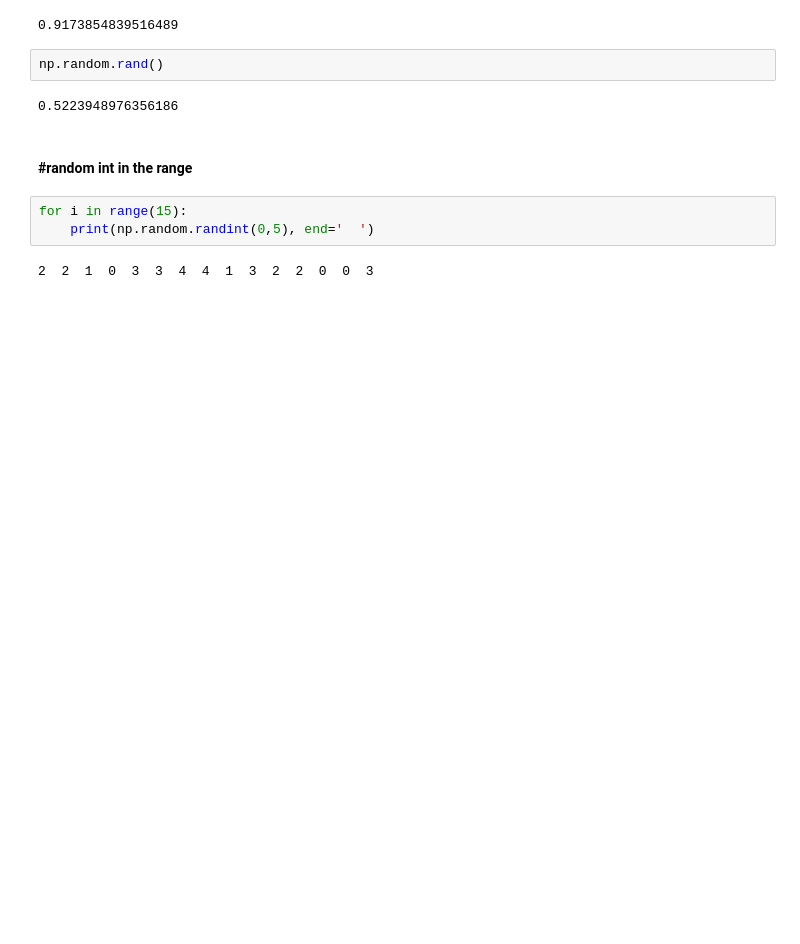
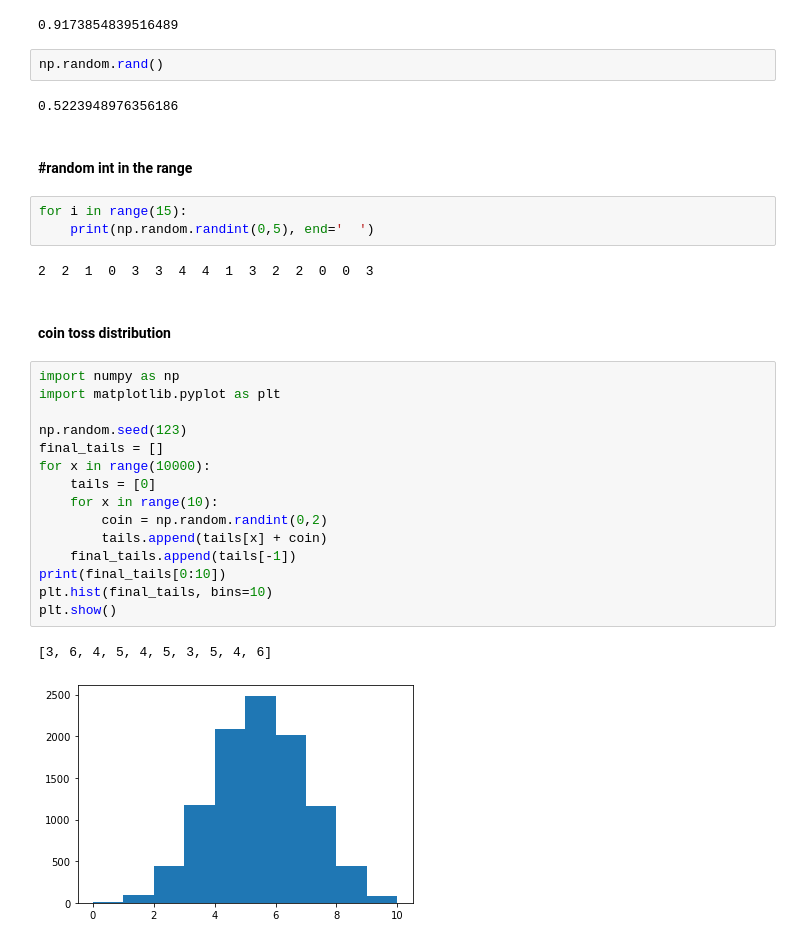
Before and after one commit to hwan141592/WILT, a Jupyter notebook: lec_sub_01.ipynb, the cells around one changed output. Drawn from its saved outputs; the diff is of its cells as text; blank space fills up the shorter version.

```diff
--- a/lec_sub_01.ipynb
+++ b/lec_sub_01.ipynb
@@ -231,3 +231,23 @@ for i in range(15):
     print(np.random.randint(0,5), end='  ')
 # %% [output]
 2  2  1  0  3  3  4  4  1  3  2  2  0  0  3
+# %% [markdown]
+#### coin toss distribution
+# %%
+import numpy as np
+import matplotlib.pyplot as plt
+
+np.random.seed(123)
+final_tails = []
+for x in range(10000):
+    tails = [0]
+    for x in range(10):
+        coin = np.random.randint(0,2)
+        tails.append(tails[x] + coin)
+    final_tails.append(tails[-1])
+print(final_tails[0:10])
+plt.hist(final_tails, bins=10)
+plt.show()
+# %% [output]
+[3, 6, 4, 5, 4, 5, 3, 5, 4, 6]
+[figure, added]
```
Also changed, not shown: parts of 2 cells of this notebook, 2 other files.
